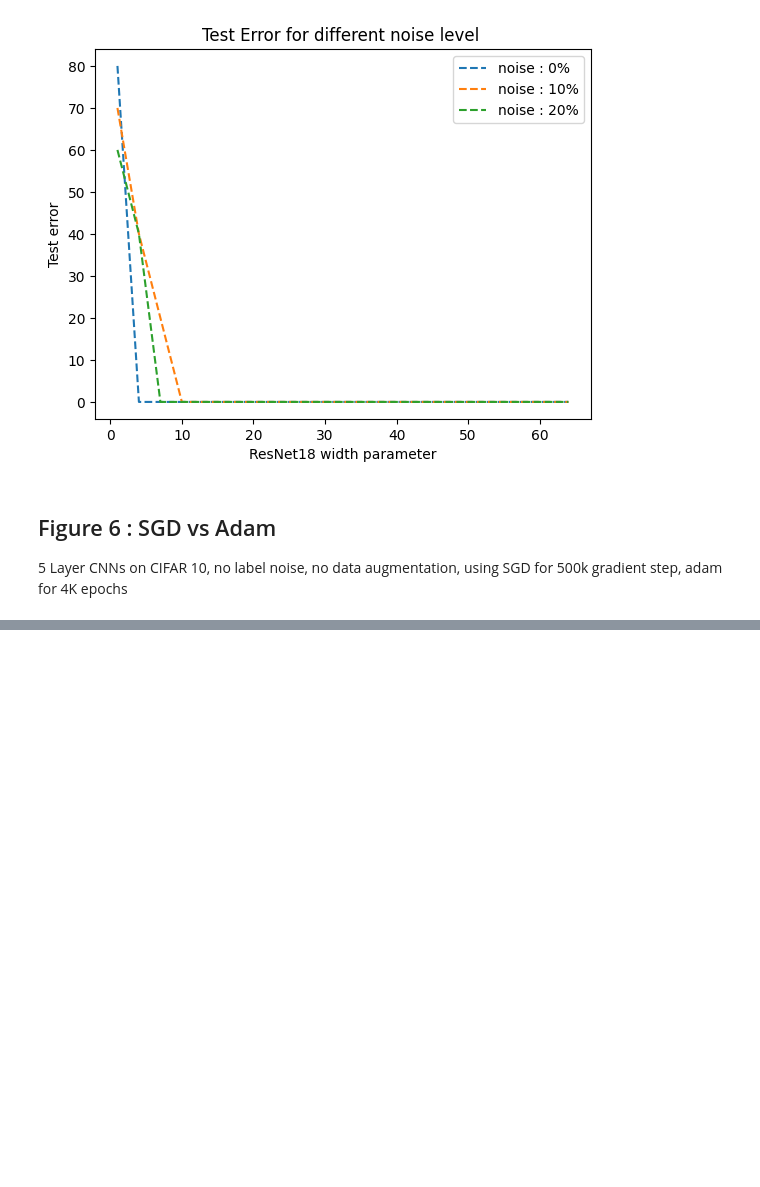
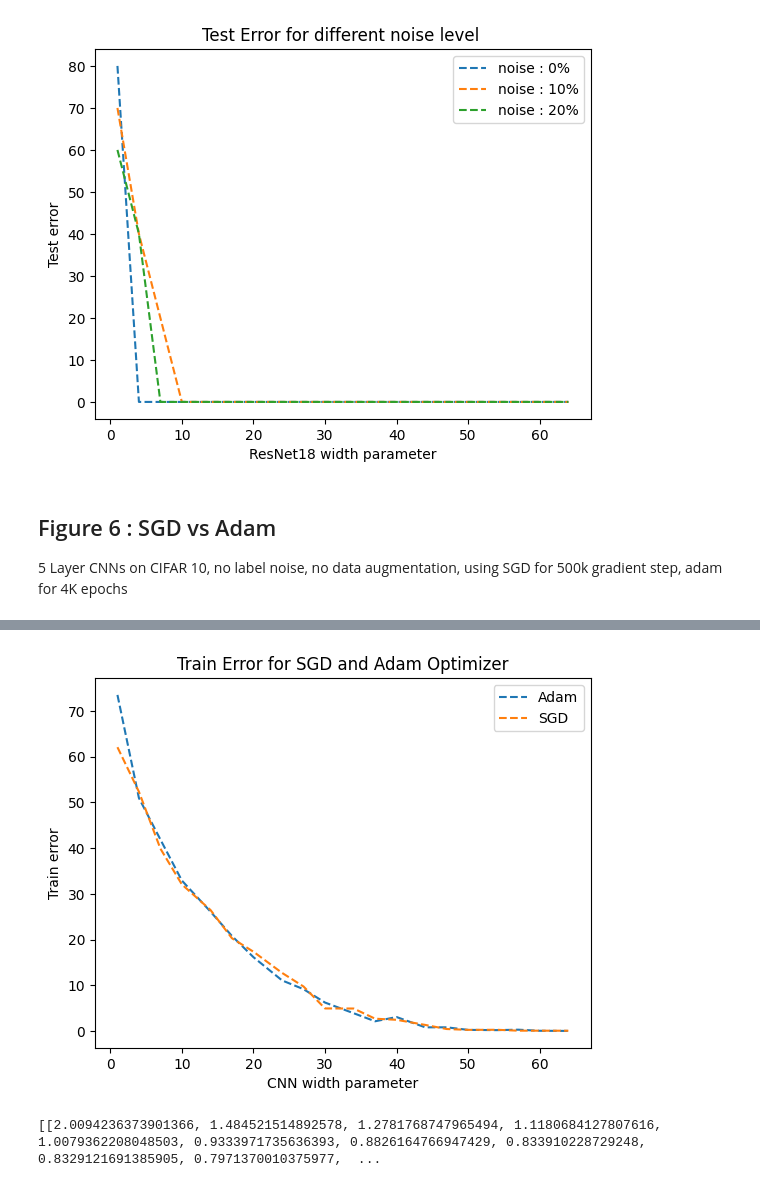
Before and after one commit to roduit/EE-411-FOIL-Project, a Jupyter notebook: source/main.ipynb, the cells around one changed output, grey strips where cells are left out. Cells and saved outputs as stored; diff of their text form; code cells hidden in the pictures; blank space fills up the shorter version.

```diff
--- a/source/main.ipynb
+++ b/source/main.ipynb
@@ -302,0 +342,5 @@ plt.show()
+# %%
+display_error(train_accuracies,width_model_list,noise_ratio_list, 'Adam')
+display_error(train_accuracies_SGD,width_model_list,noise_ratio_list, 'SGD')
+# %% [output]
+[figure, added]
@@ -302,0 +391,14 @@ plt.show()
+# %%
+import pickle
+
+# Specify the file path of the pickle file
+file_path = "test_losses_Adam.pkl"
+
+# Open the pickle file and load its contents
+with open(file_path, "rb") as file:
+    data = pickle.load(file)
+
+# Print the loaded data
+print(data)
+# %% [output]
+[[2.0094236373901366, 1.484521514892578, 1.2781768747965494, 1.1180684127807616, 1.0079362208048503, 0.9333971735636393, 0.8826164766947429, 0.833910228729248, 0.8329121691385905, 0.7971370010375977,  ...
```
Also changed, not shown: parts of 10 cells of this notebook, 11 other files.
